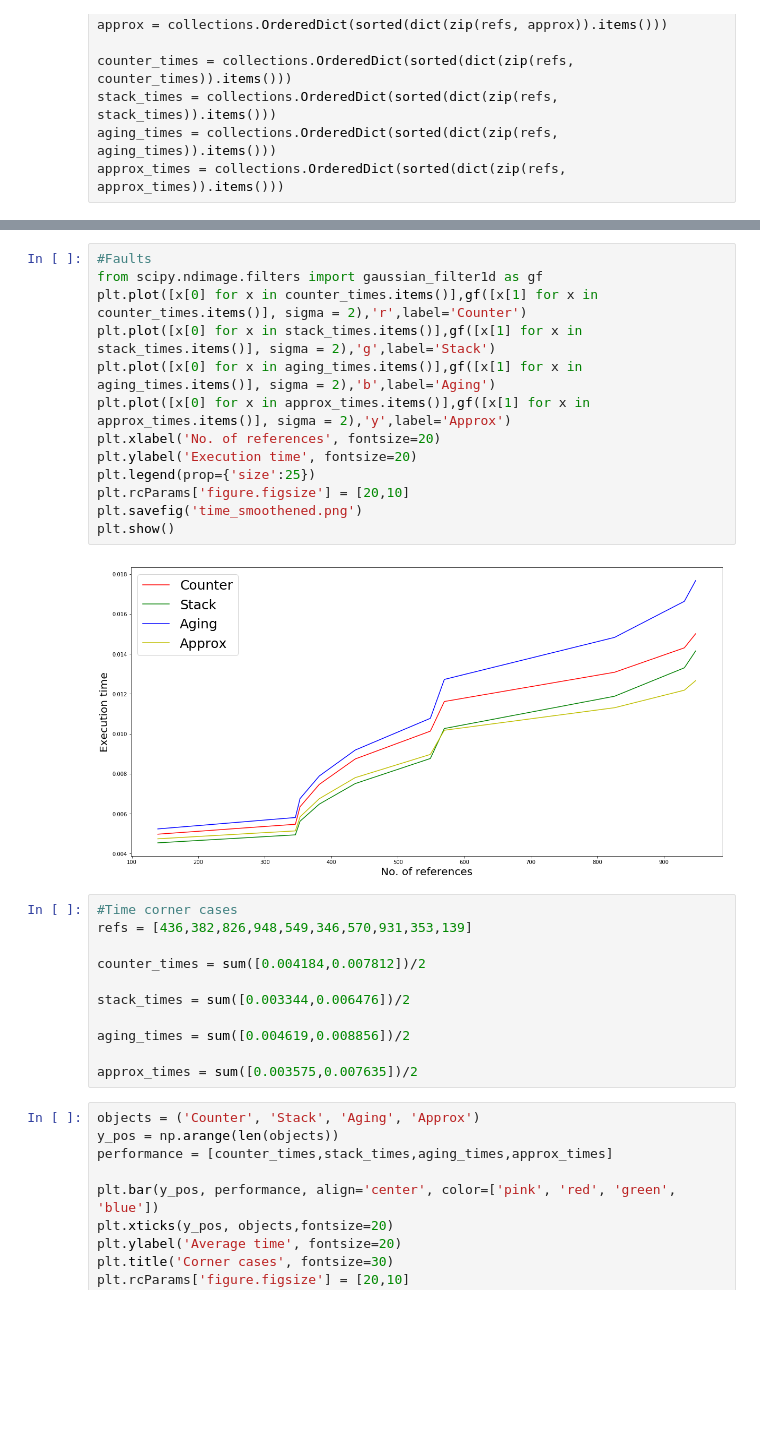
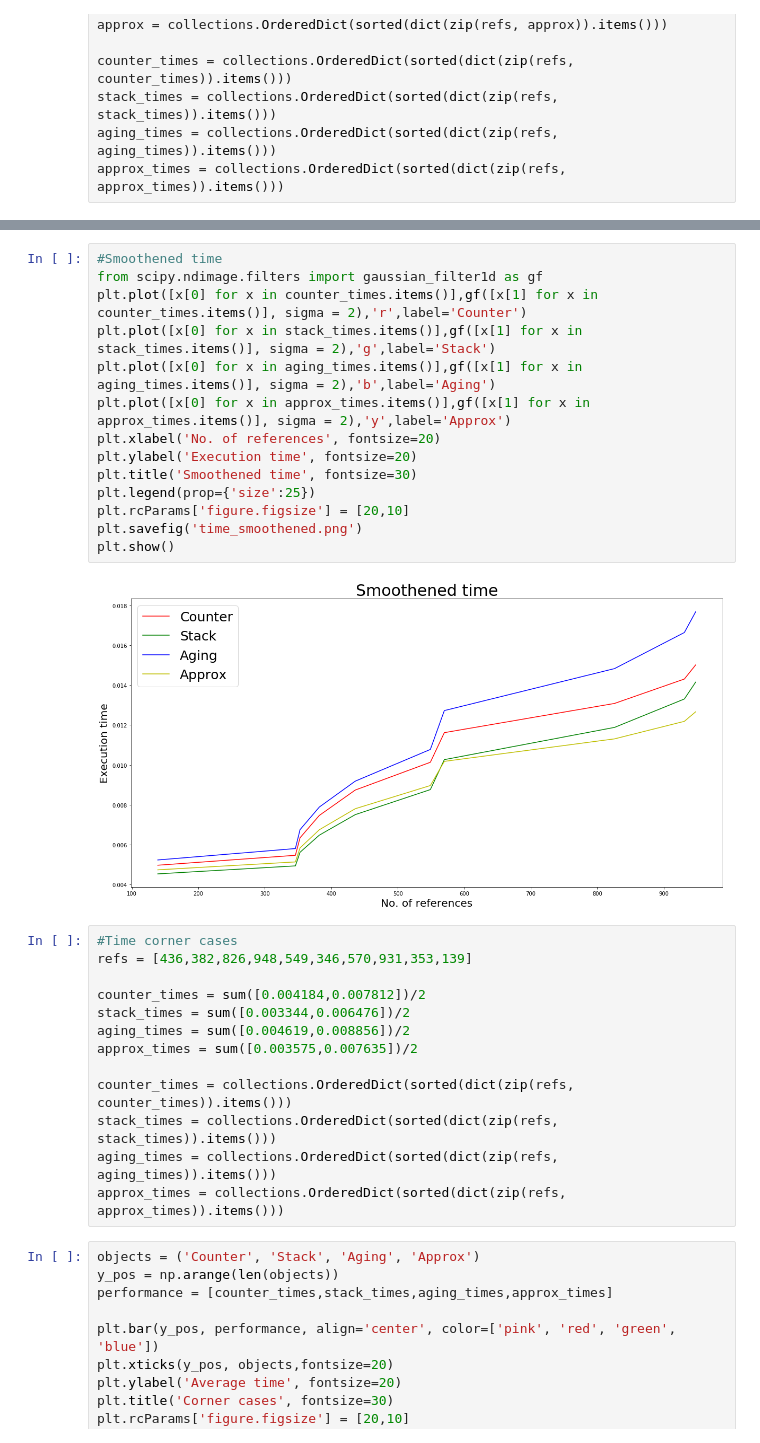
Before and after one commit to krishnayeswanth99/Page-Replacement, a Jupyter notebook: Visualization.ipynb, the cells around one changed output, grey strips where cells are left out. Cells and saved outputs as stored; diff of their text form; blank space fills up the shorter version.

Commit message:
Added new graphs

```diff
--- a/Visualization.ipynb
+++ b/Visualization.ipynb
@@ -61,29 +56,32 @@ plt.show()
 # %%
-#Faults
+#Smoothened time
 from scipy.ndimage.filters import gaussian_filter1d as gf
 plt.plot([x[0] for x in counter_times.items()],gf([x[1] for x in counter_times.items()], sigma = 2),'r',label='Counter')
 plt.plot([x[0] for x in stack_times.items()],gf([x[1] for x in stack_times.items()], sigma = 2),'g',label='Stack')
 plt.plot([x[0] for x in aging_times.items()],gf([x[1] for x in aging_times.items()], sigma = 2),'b',label='Aging')
 plt.plot([x[0] for x in approx_times.items()],gf([x[1] for x in approx_times.items()], sigma = 2),'y',label='Approx')
 plt.xlabel('No. of references', fontsize=20)
 plt.ylabel('Execution time', fontsize=20)
+plt.title('Smoothened time', fontsize=30)
 plt.legend(prop={'size':25})
 plt.rcParams['figure.figsize'] = [20,10]
 plt.savefig('time_smoothened.png')
 plt.show()
 # %% [output]
-[figure, old version]
+[figure, new version]
 # %%
 #Time corner cases
 refs = [436,382,826,948,549,346,570,931,353,139]
 
 counter_times = sum([0.004184,0.007812])/2
+stack_times = sum([0.003344,0.006476])/2
+aging_times = sum([0.004619,0.008856])/2
+approx_times = sum([0.003575,0.007635])/2
 
-stack_times = sum([0.003344,0.006476])/2
-
-aging_times = sum([0.004619,0.008856])/2
-
-approx_times = sum([0.003575,0.007635])/2
+counter_times = collections.OrderedDict(sorted(dict(zip(refs, counter_times)).items()))
+stack_times = collections.OrderedDict(sorted(dict(zip(refs, stack_times)).items()))
+aging_times = collections.OrderedDict(sorted(dict(zip(refs, aging_times)).items()))
+approx_times = collections.OrderedDict(sorted(dict(zip(refs, approx_times)).items()))
 # %%
 objects = ('Counter', 'Stack', 'Aging', 'Approx')
 y_pos = np.arange(len(objects))
```
Also changed, not shown: parts of 7 cells of this notebook, 9 other files.
